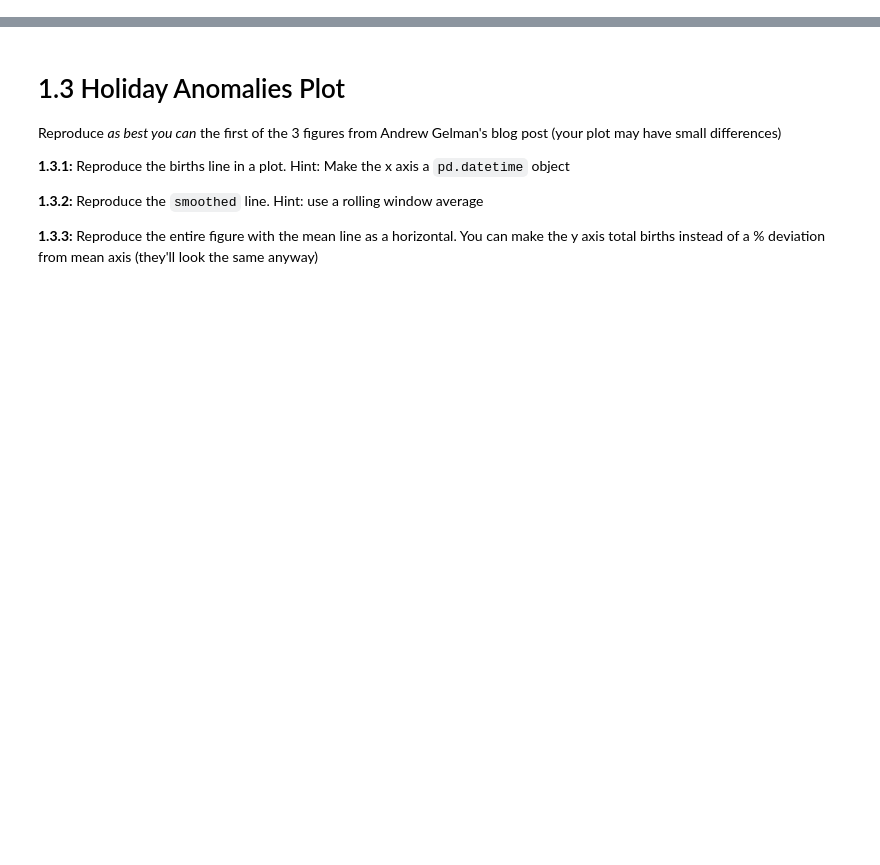
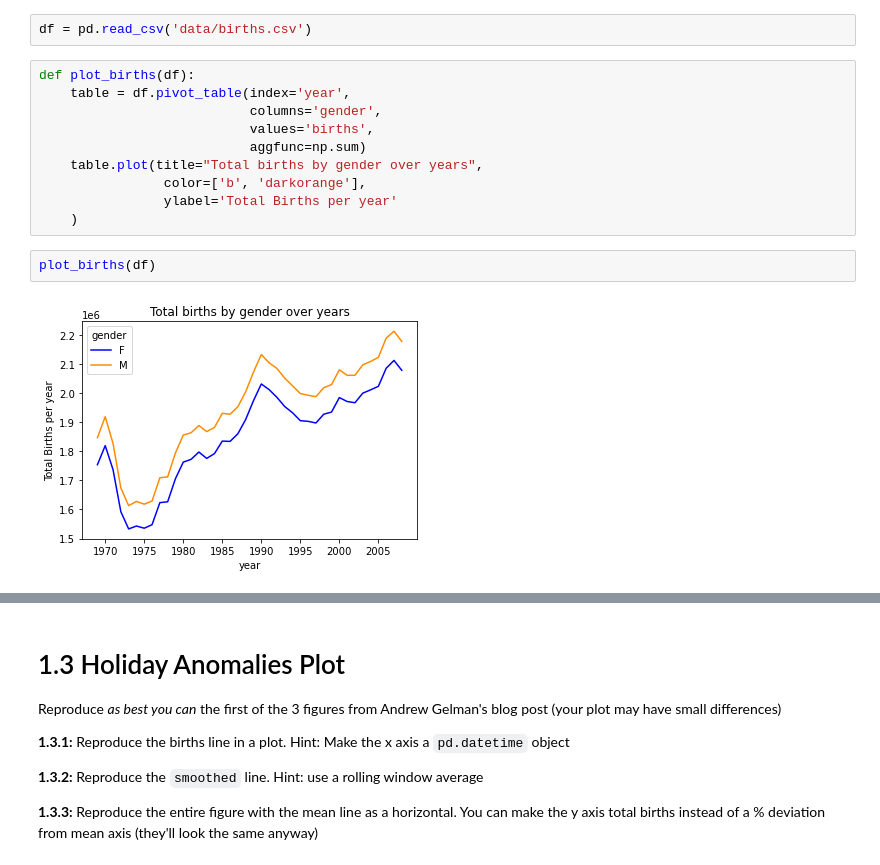
Before and after one commit to cb-ds-1/m2-3-exploration, a Jupyter notebook: workshop.ipynb, the cells around one changed output, grey strips where cells are left out. Saved outputs shown, nothing was run; the diff lists cells and outputs as text; blank space fills up the shorter version.

```diff
--- a/workshop.ipynb
+++ b/workshop.ipynb
@@ -10,0 +25,16 @@ Note the `1e6` on the y axis for scale
+# %%
+df = pd.read_csv('data/births.csv')
+# %%
+def plot_births(df):
+    table = df.pivot_table(index='year',
+                           columns='gender',
+                           values='births',
+                           aggfunc=np.sum)
+    table.plot(title="Total births by gender over years",
+                color=['b', 'darkorange'],
+                ylabel='Total Births per year'
+    )
+# %%
+plot_births(df)
+# %% [output]
+[figure, added]
```
Also changed, not shown: parts of 30 cells of this notebook.
